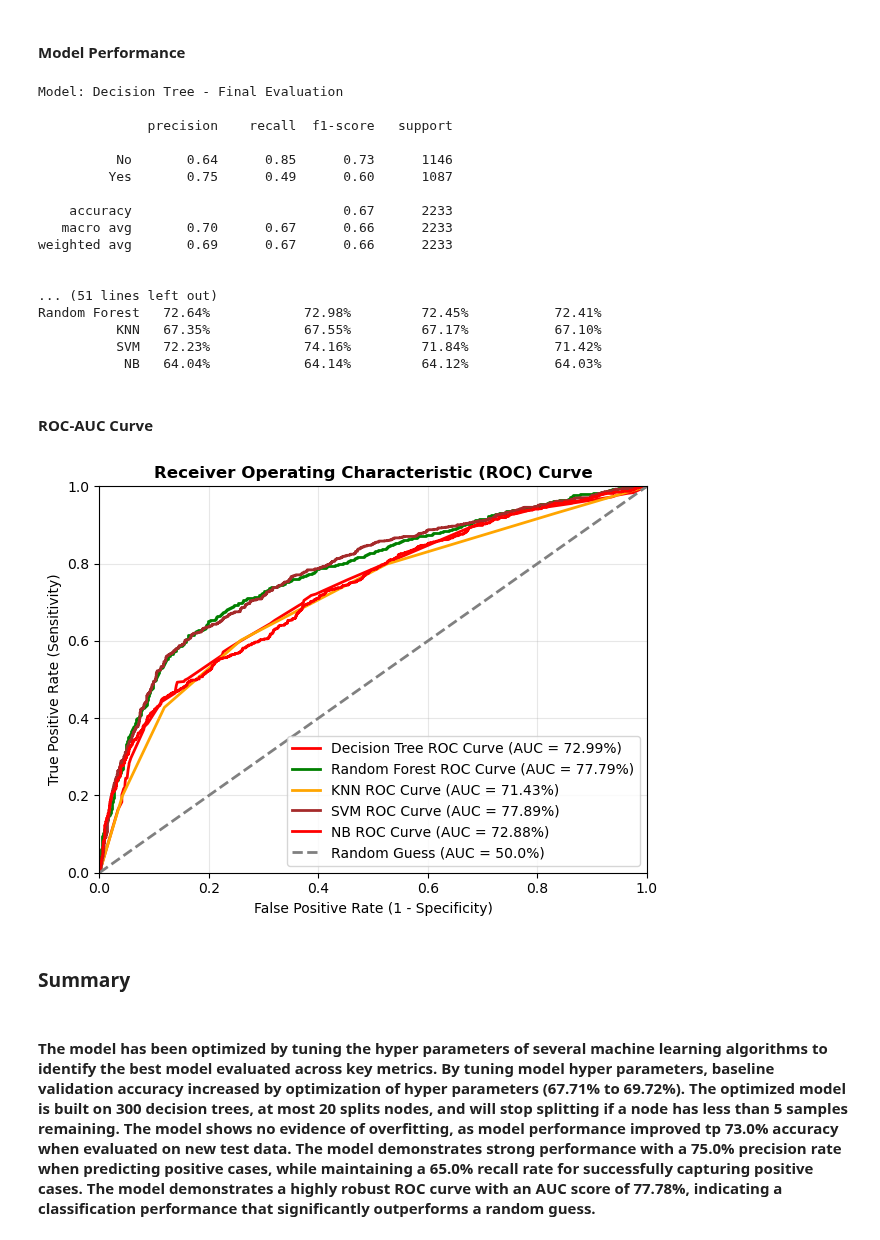
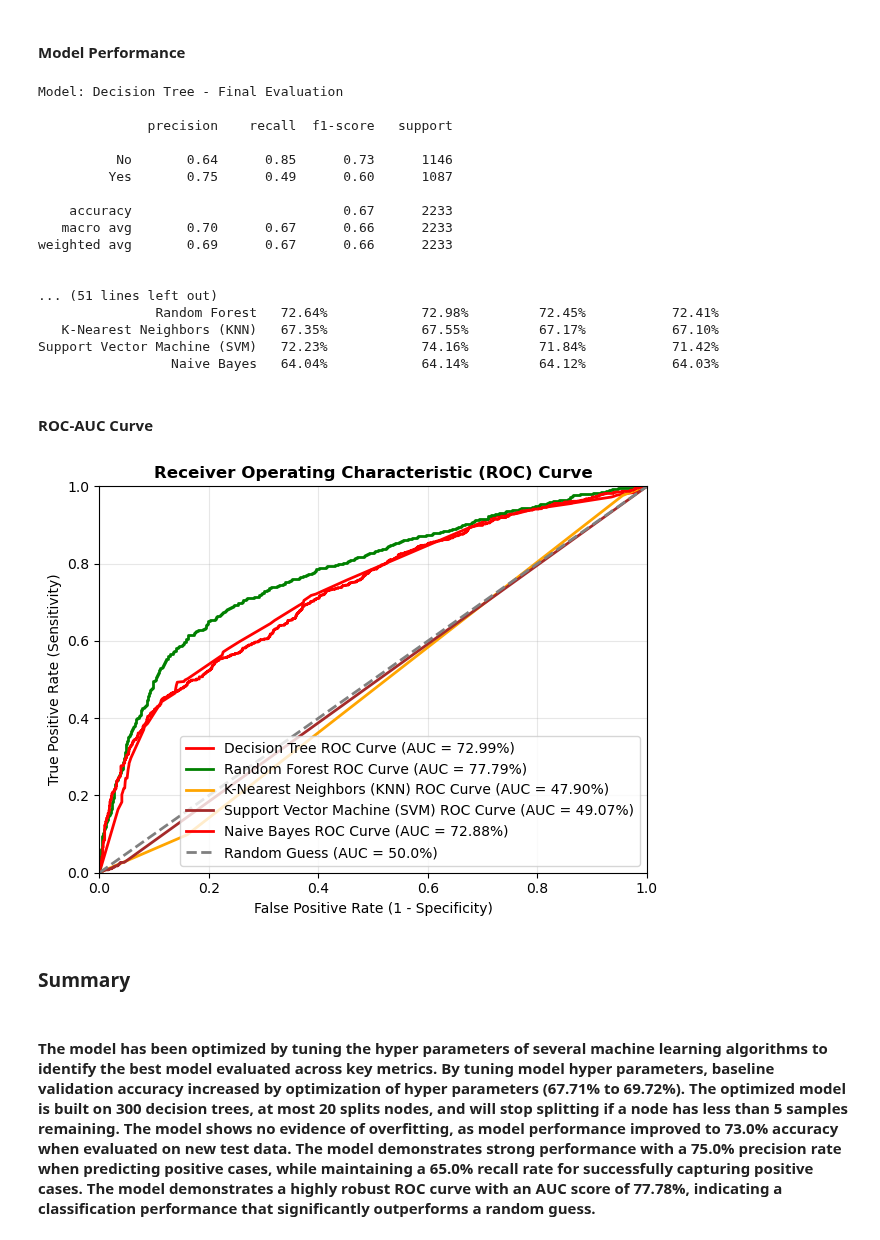
Before and after one commit to catlaujim/machine-learning-classification, a Jupyter notebook: Marketing.ipynb, the cells around one changed output. Cells and saved outputs as stored; diff of their text form; code cells hidden in the pictures.

```diff
--- a/Marketing.ipynb
+++ b/Marketing.ipynb
@@ -480,9 +475,9 @@ nb_cm = confusion_matrix(data.y_test, knn_test_preds)
 cm_objects = {
     'Decision Tree': dt_cm,
     'Random Forest': rf_cm,
-    'KNN': knn_cm,
-    'SVM': svm_cm,
-    'NB': nb_cm
+    'K-Nearest Neighbors (KNN)': knn_cm,
+    'Support Vector Machine (SVM)': svm_cm,
+    'Naive Bayes': nb_cm
 }
 
 class_labels = ['No', 'Yes']
@@ -557,9 +552,9 @@ NB
 preds_objects = {
     'Decision Tree': dt_test_preds,
     'Random Forest': rf_test_preds,
-    'KNN': knn_test_preds,
-    'SVM': svm_test_preds,
-    'NB' : nb_test_preds
+    'K-Nearest Neighbors (KNN)': knn_test_preds,
+    'Support Vector Machine (SVM)': svm_test_preds,
+    'Naive Bayes' : nb_test_preds
 }
 
 model_metrics = []
@@ -605,55 +600,55 @@ weighted avg       0.69      0.67      0.66      2233
 
 
 ... (51 lines left out)
-Random Forest   72.64%            72.98%         72.45%           72.41%
-          KNN   67.35%            67.55%         67.17%           67.10%
-          SVM   72.23%            74.16%         71.84%           71.42%
-           NB   64.04%            64.14%         64.12%           64.03%
+               Random Forest   72.64%            72.98%         72.45%           72.41%
+   K-Nearest Neighbors (KNN)   67.35%            67.55%         67.17%           67.10%
+Support Vector Machine (SVM)   72.23%            74.16%         71.84%           71.42%
+                 Naive Bayes   64.04%            64.14%         64.12%           64.03%
 # %% [markdown]
 #### ROC-AUC Curve
 # %%
 model_objects = {
     'Decision Tree': final_dt,
     'Random Forest': final_rf,
-    'KNN': final_knn,
-    'SVM': final_svm,
-    'NB': final_nb
+    'K-Nearest Neighbors (KNN)': final_knn,
+    'Support Vector Machine (SVM)': final_svm,
+    'Naive Bayes': final_nb
 }
 
 colors = {
     'Decision Tree': "red", # Blue
     'Random Forest': "green", # Green
-    'KNN': "orange", # Orange
-    'SVM': "brown", # Purple
-    'NB': "red" # Red
+    'K-Nearest Neighbors (KNN)': "orange", # Orange
+    'Support Vector Machine (SVM)': "brown", # Purple
+    'Naive Bayes': "red" # Red
 }
 
 for model_name, model_obj in model_objects.items():
     X_test_transform = data.X_test_scaled if model_name in ['KNN', 'SVM'] else data.X_test
     y_probs = model_obj.predict_proba(X_test_transform)[:,1]
 
     # plot curve
     fpr, tpr, thresholds = roc_curve(data.y_test, y_probs)
     auc = roc_auc_score(data.y_test, y_probs)
     plt.plot(fpr,
              tpr,
              color= colors[model_name],
              lw=2,
              label= f'{model_name} ROC Curve (AUC = {auc * 100:.2f}%)')
 
 plt.plot([0,1], [0,1], color = 'grey', lw=2, linestyle = '--', label= 'Random Guess (AUC = 50.0%)')
 plt.xlim([0.0, 1.0])
 plt.ylim([0.0, 1.0])
 plt.title('Receiver Operating Characteristic (ROC) Curve', fontsize=12, fontweight='bold')
 plt.xlabel('False Positive Rate (1 - Specificity)')
 plt.ylabel('True Positive Rate (Sensitivity)')
 plt.legend(loc="lower right")
 plt.grid(True, alpha=0.3)
 plt.tight_layout()
 plt.show()
 # %% [output]
-[figure, old version]
+[figure, new version]
 # %% [markdown]
 ### Summary
 # %% [markdown]
-#### The model has been optimized by tuning the hyper parameters of several machine learning algorithms to identify the best model evaluated across key metrics. By tuning model hyper parameters, baseline validation accuracy increased by optimization of hyper parameters (67.71% to 69.72%).  The optimized model is built on 300 decision trees, at most 20 splits nodes, and will stop splitting if a node has less than 5 samples remaining.  The model shows no evidence of overfitting, as model performance improved tp 73.0% accuracy when evaluated on new test data.  The model demonstrates strong performance with a 75.0% precision rate when predicting positive cases, while maintaining a 65.0% recall rate for successfully capturing positive cases.  The model demonstrates a highly robust ROC curve with an AUC score of 77.78%, indicating a classification performance that significantly outperforms a random guess.
+#### The model has been optimized by tuning the hyper parameters of several machine learning algorithms to identify the best model evaluated across key metrics. By tuning model hyper parameters, baseline validation accuracy increased by optimization of hyper parameters (67.71% to 69.72%).  The optimized model is built on 300 decision trees, at most 20 splits nodes, and will stop splitting if a node has less than 5 samples remaining.  The model shows no evidence of overfitting, as model performance improved to 73.0% accuracy when evaluated on new test data.  The model demonstrates strong performance with a 75.0% precision rate when predicting positive cases, while maintaining a 65.0% recall rate for successfully capturing positive cases.  The model demonstrates a highly robust ROC curve with an AUC score of 77.78%, indicating a classification performance that significantly outperforms a random guess.
```
Also changed, not shown: parts of 2 cells of this notebook, 1 other file.
